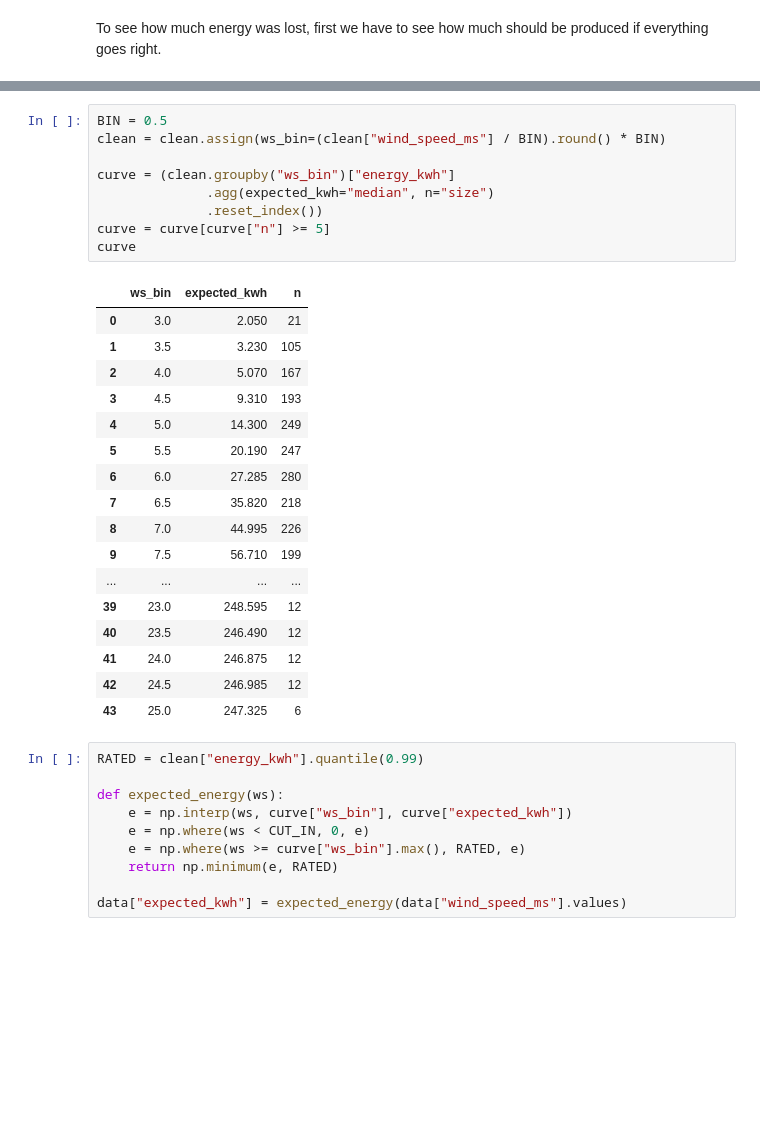
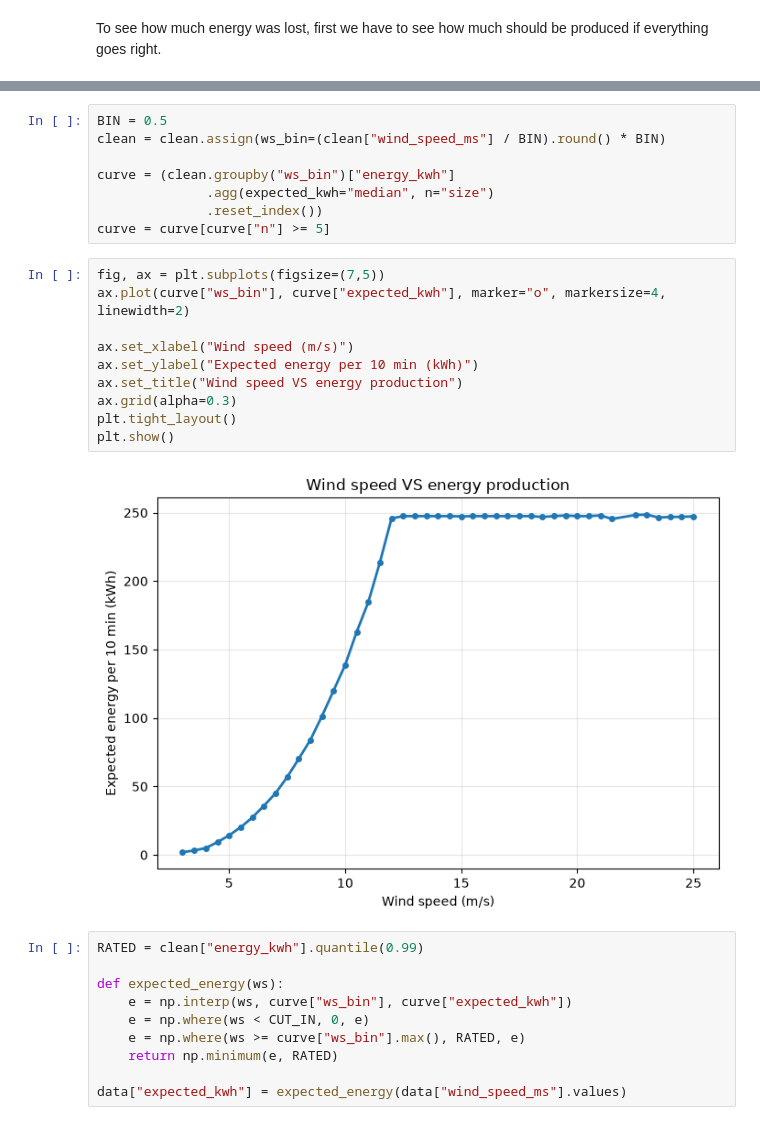
Before and after one commit to Marta-T/Data_Analysis_HW_Task, a Jupyter notebook: analysis.ipynb, the cells around one changed output, grey strips where cells are left out. Cells and saved outputs as stored; diff of their text form; blank space fills up the shorter version.

```diff
--- a/analysis.ipynb
+++ b/analysis.ipynb
@@ -447,25 +474,18 @@ curve = (clean.groupby("ws_bin")["energy_kwh"]
               .agg(expected_kwh="median", n="size")
               .reset_index())
 curve = curve[curve["n"] >= 5]
-curve
-# %% [output]
-|  | ws_bin | expected_kwh | n |
-| 0 | 3.0 | 2.050 | 21 |
-| 1 | 3.5 | 3.230 | 105 |
-| 2 | 4.0 | 5.070 | 167 |
-| 3 | 4.5 | 9.310 | 193 |
-| 4 | 5.0 | 14.300 | 249 |
-| 5 | 5.5 | 20.190 | 247 |
-| 6 | 6.0 | 27.285 | 280 |
-| 7 | 6.5 | 35.820 | 218 |
-| 8 | 7.0 | 44.995 | 226 |
-| 9 | 7.5 | 56.710 | 199 |
-| ... | ... | ... | ... |
-| 39 | 23.0 | 248.595 | 12 |
-| 40 | 23.5 | 246.490 | 12 |
-| 41 | 24.0 | 246.875 | 12 |
-| 42 | 24.5 | 246.985 | 12 |
-| 43 | 25.0 | 247.325 | 6 |
+# %%
+fig, ax = plt.subplots(figsize=(7,5))
+ax.plot(curve["ws_bin"], curve["expected_kwh"], marker="o", markersize=4, linewidth=2)
+
+ax.set_xlabel("Wind speed (m/s)")
+ax.set_ylabel("Expected energy per 10 min (kWh)")
+ax.set_title("Wind speed VS energy production")
+ax.grid(alpha=0.3)
+plt.tight_layout()
+plt.show()
+# %% [output]
+[figure, added]
 # %%
 RATED = clean["energy_kwh"].quantile(0.99)
 
```
Also changed, not shown: parts of 35 cells of this notebook.
